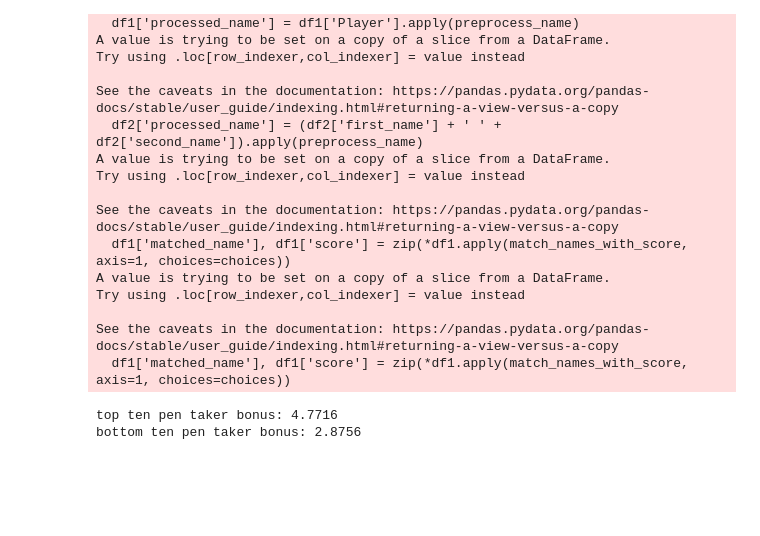
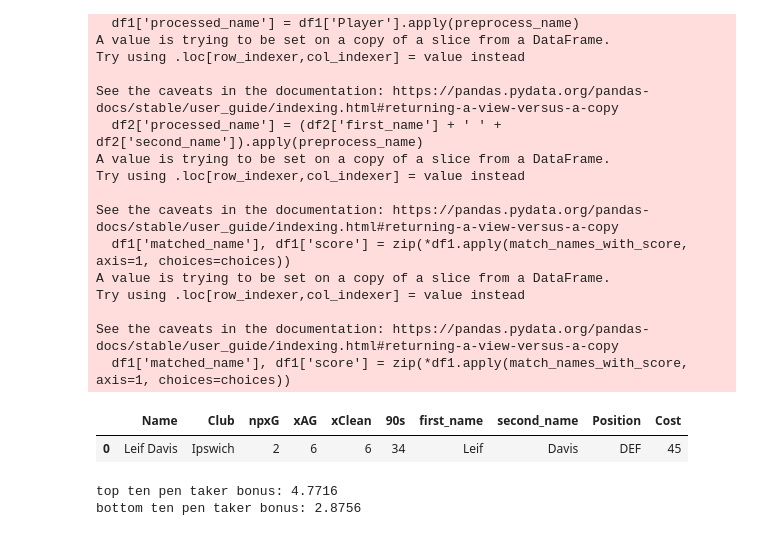
Before and after one commit to ptear/football_stuff, a Jupyter notebook: fpl/simplex.ipynb, the cells around one changed output. Cells and saved outputs as stored; diff of their text form; code cells hidden in the pictures; blank space fills up the shorter version.

Commit message:
leif davis prediction

```diff
--- a/fpl/simplex.ipynb
+++ b/fpl/simplex.ipynb
@@ -99,3 +99,23 @@ df_merged = df[['Player', 'Squad', 'npxG', 'xAG', 'xClean', '90s']].merge(df_cle
 df_merged = df_merged.rename(columns={"Player": "Name", "Squad": "Club", "element_type": "Position", "now_cost": "Cost"})
 # %%
 df_merged.loc[df_merged['second_name'] == 'Solanke-Mitchell', 'Club'] = 'Tottenham'
+# %%
+leif_davis = {
+    'Name': ['Leif Davis'],
+    'Club': ['Ipswich'],
+    'npxG': [2],
+    'xAG': [6],
+    'xClean': [6],
+    '90s': [34],
+    'first_name': ['Leif'],
+    'second_name': ['Davis'],
+    'Position': ['DEF'],
+    'Cost': [45]
+}
+
+df_leif_davis = pd.DataFrame(leif_davis)
+
+df_leif_davis
+# %% [output]
+|  | Name | Club | npxG | xAG | xClean | 90s | first_name | second_name | Position | Cost |
+| 0 | Leif Davis | Ipswich | 2 | 6 | 6 | 34 | Leif | Davis | DEF | 45 |
```
Also changed, not shown: parts of 2 cells of this notebook.
